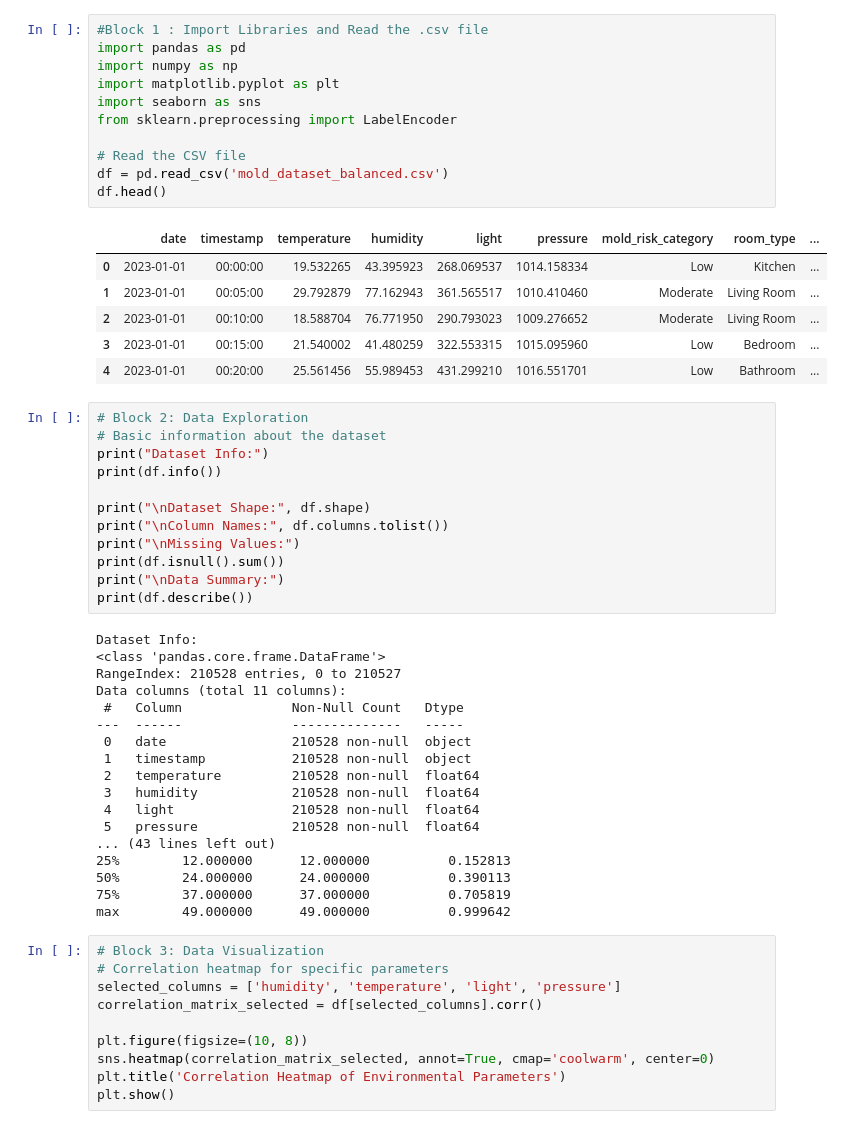
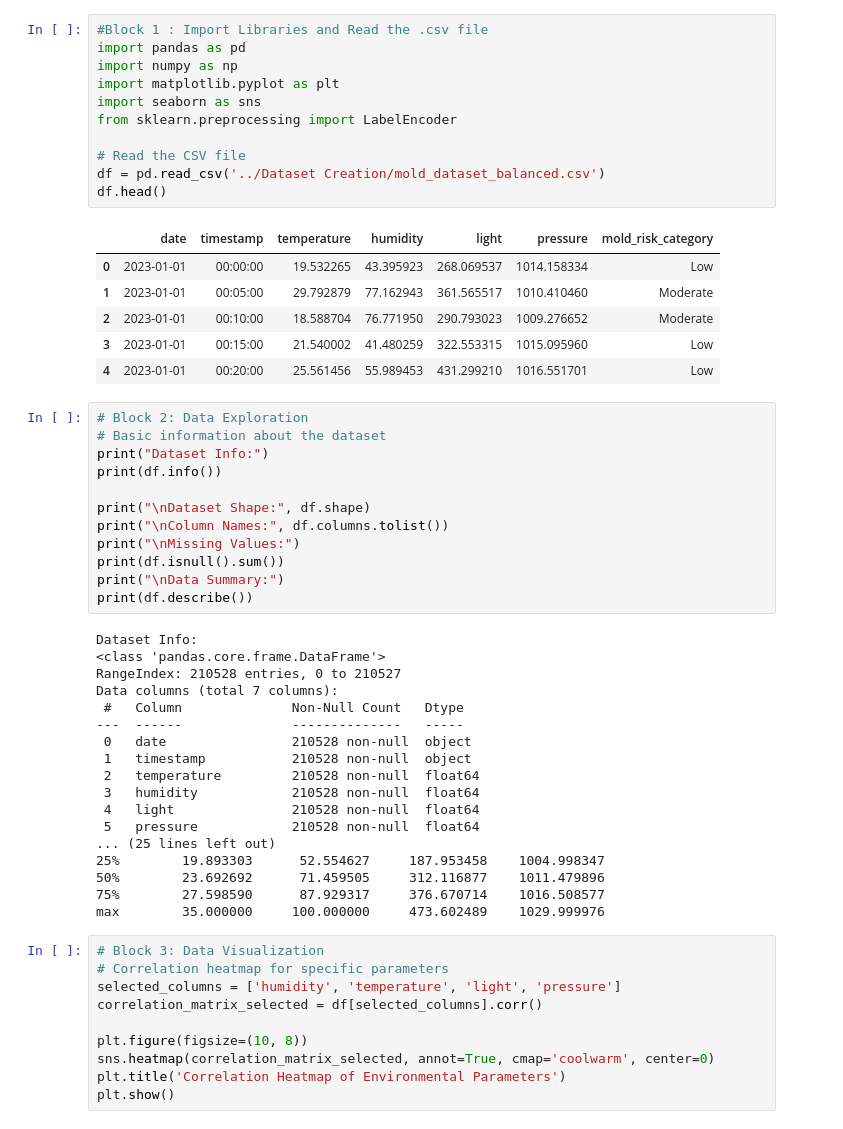
Before and after one commit to WiiWake3101/Smart-Mold-Risk-Detector, a Jupyter notebook: Dataset Analysis/Mold_Dataset_Analysis.ipynb, the cells around one changed output. Drawn from its saved outputs; the diff is of its cells as text.

```diff
--- a/Dataset Analysis/Mold_Dataset_Analysis.ipynb
+++ b/Dataset Analysis/Mold_Dataset_Analysis.ipynb
@@ -1,21 +1,21 @@
 # %%
 #Block 1 : Import Libraries and Read the .csv file
 import pandas as pd
 import numpy as np
 import matplotlib.pyplot as plt
 import seaborn as sns
 from sklearn.preprocessing import LabelEncoder
 
 # Read the CSV file
-df = pd.read_csv('mold_dataset_balanced.csv')
+df = pd.read_csv('../Dataset Creation/mold_dataset_balanced.csv')
 df.head()
 # %% [output]
-|  | date | timestamp | temperature | humidity | light | pressure | mold_risk_category | room_type | ... |
-| 0 | 2023-01-01 | 00:00:00 | 19.532265 | 43.395923 | 268.069537 | 1014.158334 | Low | Kitchen | ... |
-| 1 | 2023-01-01 | 00:05:00 | 29.792879 | 77.162943 | 361.565517 | 1010.410460 | Moderate | Living Room | ... |
-| 2 | 2023-01-01 | 00:10:00 | 18.588704 | 76.771950 | 290.793023 | 1009.276652 | Moderate | Living Room | ... |
-| 3 | 2023-01-01 | 00:15:00 | 21.540002 | 41.480259 | 322.553315 | 1015.095960 | Low | Bedroom | ... |
-| 4 | 2023-01-01 | 00:20:00 | 25.561456 | 55.989453 | 431.299210 | 1016.551701 | Low | Bathroom | ... |
+|  | date | timestamp | temperature | humidity | light | pressure | mold_risk_category |
+| 0 | 2023-01-01 | 00:00:00 | 19.532265 | 43.395923 | 268.069537 | 1014.158334 | Low |
+| 1 | 2023-01-01 | 00:05:00 | 29.792879 | 77.162943 | 361.565517 | 1010.410460 | Moderate |
+| 2 | 2023-01-01 | 00:10:00 | 18.588704 | 76.771950 | 290.793023 | 1009.276652 | Moderate |
+| 3 | 2023-01-01 | 00:15:00 | 21.540002 | 41.480259 | 322.553315 | 1015.095960 | Low |
+| 4 | 2023-01-01 | 00:20:00 | 25.561456 | 55.989453 | 431.299210 | 1016.551701 | Low |
 # %%
 # Block 2: Data Exploration
 # Basic information about the dataset
@@ -32,7 +32,7 @@ print(df.describe())
 Dataset Info:
 <class 'pandas.core.frame.DataFrame'>
 RangeIndex: 210528 entries, 0 to 210527
-Data columns (total 11 columns):
+Data columns (total 7 columns):
  #   Column              Non-Null Count   Dtype
 ---  ------              --------------   -----
  0   date                210528 non-null  object
@@ -41,11 +41,11 @@ Data columns (total 11 columns):
  3   humidity            210528 non-null  float64
  4   light               210528 non-null  float64
  5   pressure            210528 non-null  float64
-... (43 lines left out)
-25%        12.000000      12.000000          0.152813
-50%        24.000000      24.000000          0.390113
-75%        37.000000      37.000000          0.705819
-max        49.000000      49.000000          0.999642
+... (25 lines left out)
+25%        19.893303      52.554627     187.953458    1004.998347
+50%        23.692692      71.459505     312.116877    1011.479896
+75%        27.598590      87.929317     376.670714    1016.508577
+max        35.000000     100.000000     473.602489    1029.999976
 # %%
 # Block 3: Data Visualization
 # Correlation heatmap for specific parameters
```
Also changed, not shown: parts of 2 cells of this notebook, 4 other files.
